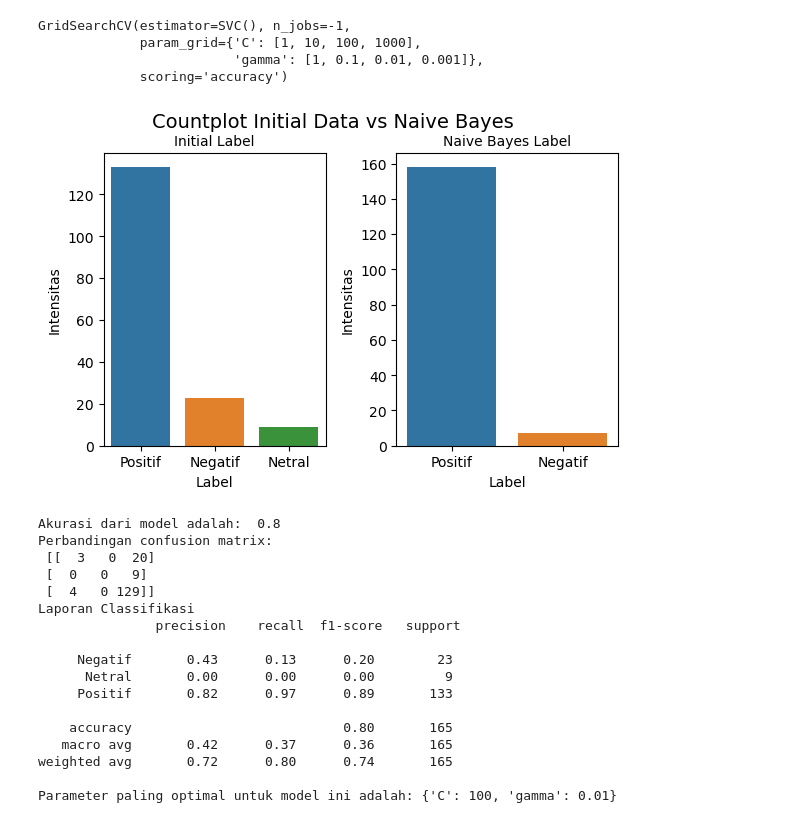
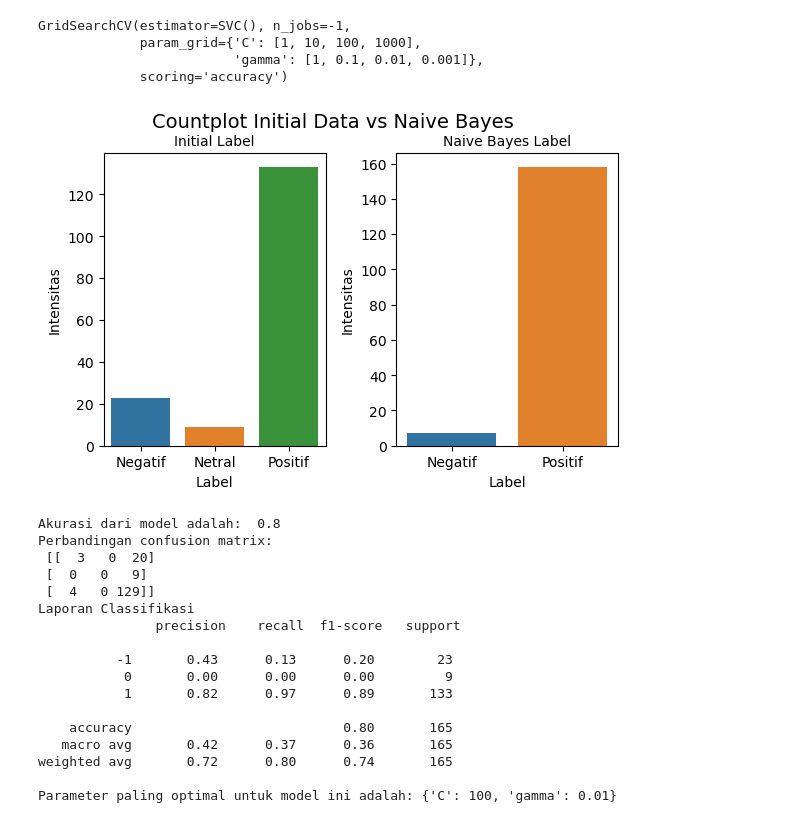
Before and after one commit to alchemista27/svm_vs_naive_bayes, a Jupyter notebook: svm_classifier.ipynb, the cells around one changed output. Cells and saved outputs as stored; diff of their text form; code cells hidden in the pictures.

Commit message:
editing the coded label

```diff
--- a/svm_classifier.ipynb
+++ b/svm_classifier.ipynb
@@ -23,3 +19,20 @@ y = data['label']
+# %%
+# Assign X and y variable
+coded_label = []
+
+for label in data['label']:
+    if label == 'Positif':
+        coded_label.append(1)
+    elif label == 'Negatif':
+        coded_label.append(-1)
+    else:
+        coded_label.append(0)
+
+data['coded_label'] = coded_label
+data = data.drop('label', axis=1)
+
+X = data.iloc[:, 0:1143]
+y = data['coded_label']
 # %%
 # Import SVM libraries
 from sklearn.model_selection import train_test_split, GridSearchCV
@@ -61,20 +74,22 @@ comp = pd.DataFrame({'initial_label':y_test, 'predicted':y_pred})
 # %%
 # Visualizing data
 fig, ax = plt.subplots(1,2, figsize=(6,4))
 
 sns.countplot(data=comp, x='initial_label', ax=ax[0])
 sns.countplot(data=comp, x='predicted', ax=ax[1])
 fig.suptitle('Countplot Initial Data vs Naive Bayes', fontsize=14)
 fig.tight_layout()
 ax[0].set_title('Initial Label', fontsize=10)
 ax[0].set_xlabel('Label', fontsize=10)
 ax[0].set_ylabel('Intensitas', fontsize=10)
+ax[0].set_xticklabels(['Negatif', 'Netral', 'Positif'])
 ax[1].set_title('Naive Bayes Label', fontsize=10)
 ax[1].set_xlabel('Label', fontsize=10)
 ax[1].set_ylabel('Intensitas', fontsize=10)
+ax[1].set_xticklabels(['Negatif', 'Positif'])
 plt.show()
 # %% [output]
-[figure, old version]
+[figure, new version]
 # %%
 # Measure the accuracy
 print('Akurasi dari model adalah: ', accuracy_score(y_test, y_pred))
@@ -90,9 +105,9 @@ Perbandingan confusion matrix:
 Laporan Classifikasi
                precision    recall  f1-score   support
 
-     Negatif       0.43      0.13      0.20        23
-      Netral       0.00      0.00      0.00         9
-     Positif       0.82      0.97      0.89       133
+          -1       0.43      0.13      0.20        23
+           0       0.00      0.00      0.00         9
+           1       0.82      0.97      0.89       133
 
     accuracy                           0.80       165
    macro avg       0.42      0.37      0.36       165
```
Also changed, not shown: parts of 1 cell of this notebook.
